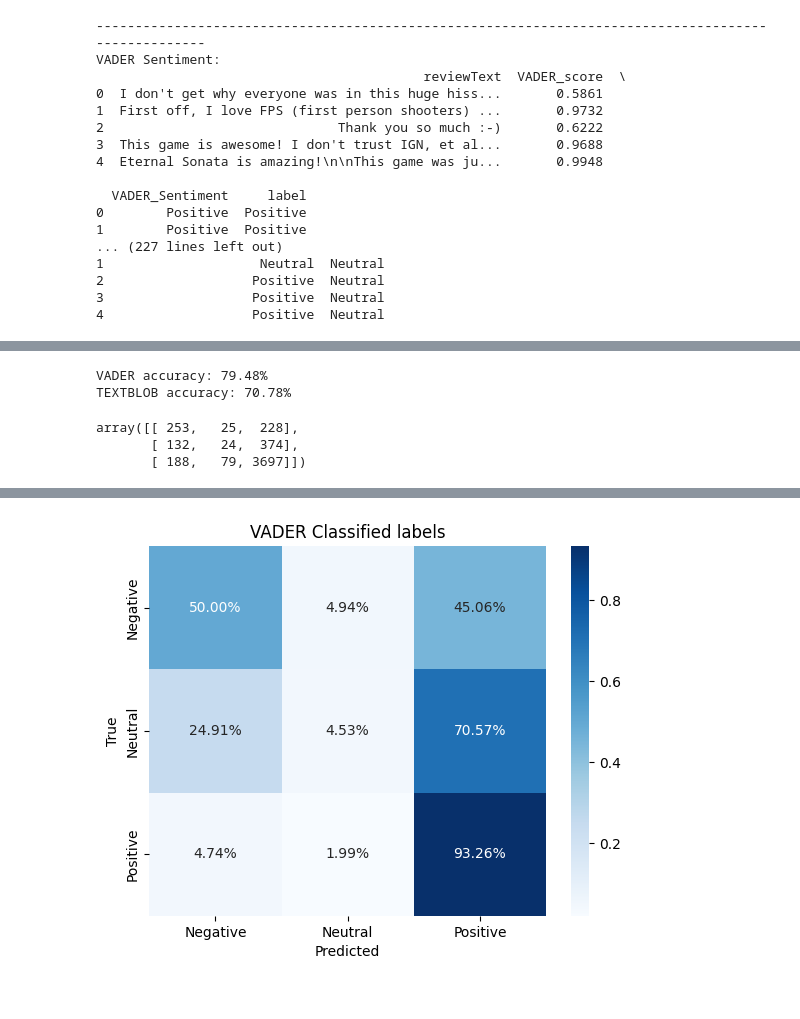
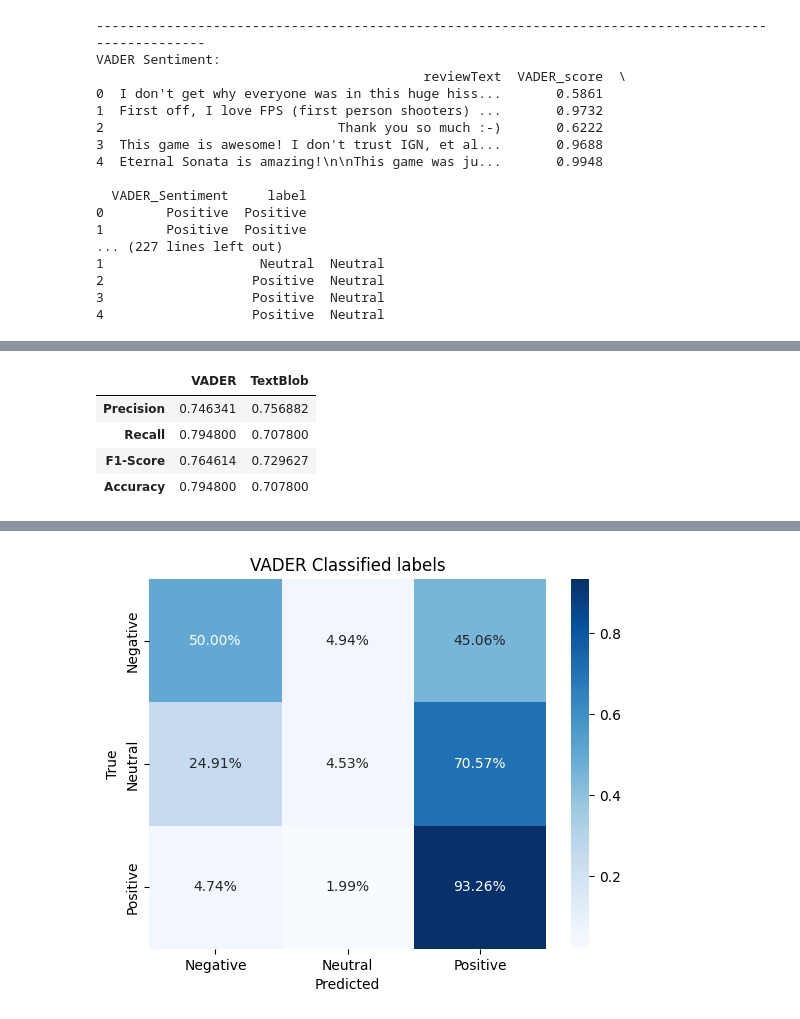
Before and after one commit to emreyurderiportfolio/Portfolio, a Jupyter notebook: Amazon_Reviews_Sentiment_Analysis/Sentiment_Analysis.ipynb, the cells around one changed output, grey strips where cells are left out. Drawn from its saved outputs; the diff is of its cells as text; code cells hidden in the pictures.

```diff
--- a/Amazon_Reviews_Sentiment_Analysis/Sentiment_Analysis.ipynb
+++ b/Amazon_Reviews_Sentiment_Analysis/Sentiment_Analysis.ipynb
@@ -660,15 +679,3 @@ textblob_cm = confusion_matrix(true_labels,textblob_labels)
 
 vader_accuracy = accuracy_score(true_labels,vader_labels)
 textblob_accuracy = accuracy_score(true_labels,textblob_labels)
-# %%
-print(f'VADER accuracy: {vader_accuracy:.2%}')
-print(f'TEXTBLOB accuracy: {textblob_accuracy:.2%}')
-# %% [output]
-VADER accuracy: 79.48%
-TEXTBLOB accuracy: 70.78%
-# %%
-vader_cm
-# %% [output]
-array([[ 253,   25,  228],
-       [ 132,   24,  374],
-       [ 188,   79, 3697]])
@@ -674,0 +698,8 @@ array([[ 253,   25,  228],
+# %%
+metrics_df
+# %% [output]
+|  | VADER | TextBlob |
+| Precision | 0.746341 | 0.756882 |
+| Recall | 0.794800 | 0.707800 |
+| F1-Score | 0.764614 | 0.729627 |
+| Accuracy | 0.794800 | 0.707800 |
```
Also changed, not shown: parts of 20 cells of this notebook.
